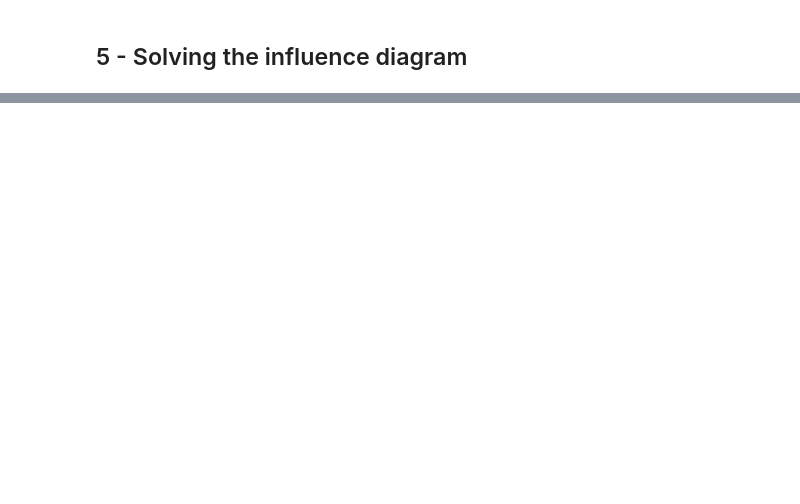
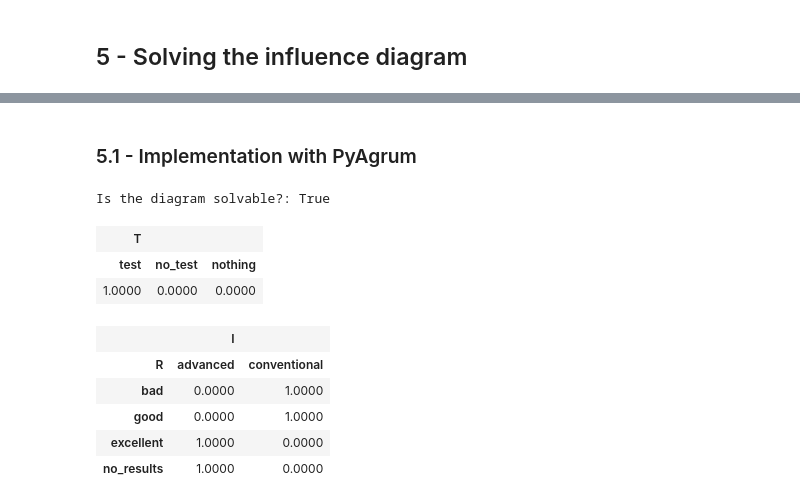
Before and after one commit to fernandorodriguez-aily/decision-theory-problems, a Jupyter notebook: problems/logistics_system/notebook.ipynb, the cells around one changed output, grey strips where cells are left out. Cells and saved outputs as stored; diff of their text form; code cells hidden in the pictures; blank space fills up the shorter version.

```diff
--- a/problems/logistics_system/notebook.ipynb
+++ b/problems/logistics_system/notebook.ipynb
@@ -214,0 +379,24 @@ import numpy as np
+# %% [markdown]
+### 5.1 - Implementation with PyAgrum
+# %%
+inference_engine = gum.ShaferShenoyLIMIDInference(influence_diagram)
+inference_engine.makeInference()
+
+print(f"Is the diagram solvable?: {inference_engine.isSolvable()}")
+# %% [output]
+Is the diagram solvable?: True
+# %%
+inference_engine.optimalDecision("T")
+# %% [output]
+| T |  |  |
+| test | no_test | nothing |
+| 1.0000 | 0.0000 | 0.0000 |
+# %%
+inference_engine.optimalDecision("I")
+# %% [output]
+|  | I |  |
+| R | advanced | conventional |
+| bad | 0.0000 | 1.0000 |
+| good | 0.0000 | 1.0000 |
+| excellent | 1.0000 | 0.0000 |
+| no_results | 1.0000 | 0.0000 |
```
Also changed, not shown: parts of 12 cells of this notebook, 6 other files.
